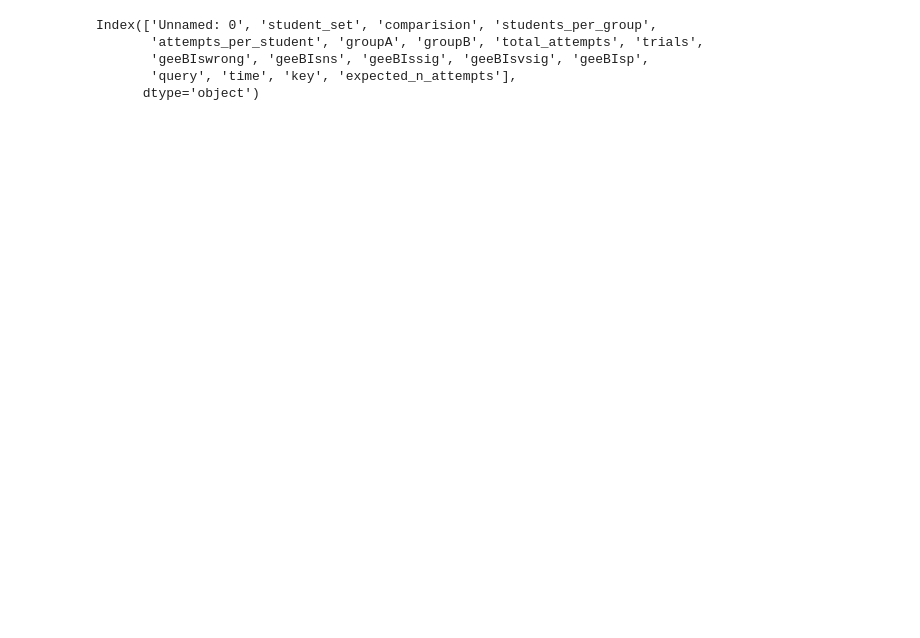
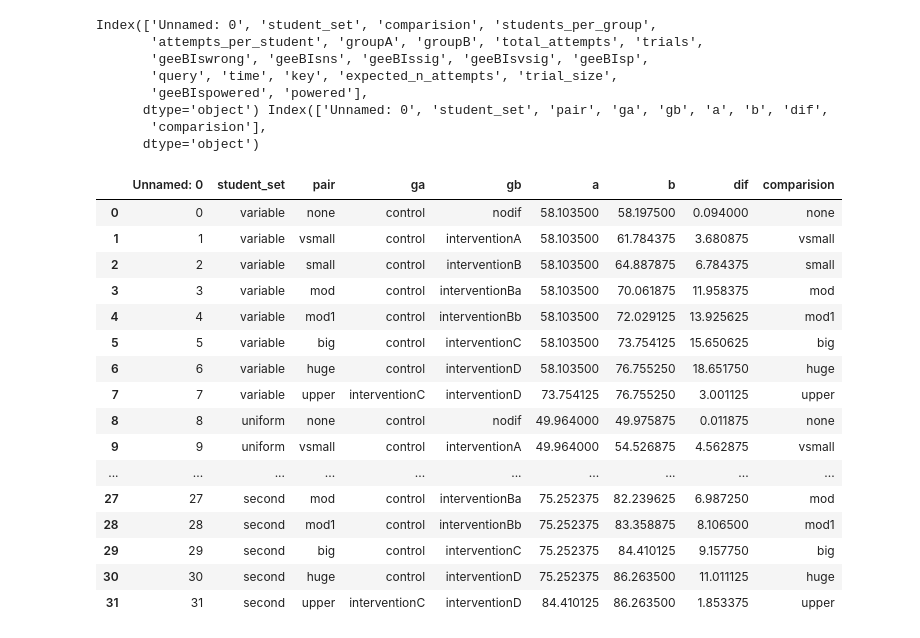
Before and after one commit to ErichBSchulz/IVCTrial, a Jupyter notebook: SimulationAnalysis.ipynb, the cells around one changed output. Drawn from its saved outputs; the diff is of its cells as text; code cells hidden in the pictures; blank space fills up the shorter version.

```diff
--- a/SimulationAnalysis.ipynb
+++ b/SimulationAnalysis.ipynb
@@ -5,14 +5,45 @@ import seaborn as sns
 import pandas as pd
 from random import random
 import json, os.path, pickle
+import math
 
 #result = pd.read_csv(f"test10.csv")
 result = pd.read_csv(f"test10a.2.csv")
+pairs = pd.read_csv(f"downstairs_pairs.csv")
+pairs['comparision'] = pairs['pair']
 result['expected_n_attempts'] = result['students_per_group']*result['attempts_per_student']*result['trials']*2
-result.columns
+result['trial_size'] = result['students_per_group']+result['attempts_per_student']/100
+pre ="geeBIs" # test prefix
+power = .8 # %
+result[f'{pre}powered'] = (result[f'{pre}wrong']+result[f'{pre}ns']) / (result[f'{pre}sig']+result[f'{pre}vsig']) < (1-power)/power
+result[f'powered'] = result[f'{pre}powered'] # make a generic col
+print(result.columns, pairs.columns)
 # %% [output]
 Index(['Unnamed: 0', 'student_set', 'comparision', 'students_per_group',
        'attempts_per_student', 'groupA', 'groupB', 'total_attempts', 'trials',
        'geeBIswrong', 'geeBIsns', 'geeBIssig', 'geeBIsvsig', 'geeBIsp',
-       'query', 'time', 'key', 'expected_n_attempts'],
+       'query', 'time', 'key', 'expected_n_attempts', 'trial_size',
+       'geeBIspowered', 'powered'],
+      dtype='object') Index(['Unnamed: 0', 'student_set', 'pair', 'ga', 'gb', 'a', 'b', 'dif',
+       'comparision'],
       dtype='object')
+# %%
+pairs
+# %% [output]
+|  | Unnamed: 0 | student_set | pair | ga | gb | a | b | dif | comparision |
+| 0 | 0 | variable | none | control | nodif | 58.103500 | 58.197500 | 0.094000 | none |
+| 1 | 1 | variable | vsmall | control | interventionA | 58.103500 | 61.784375 | 3.680875 | vsmall |
+| 2 | 2 | variable | small | control | interventionB | 58.103500 | 64.887875 | 6.784375 | small |
+| 3 | 3 | variable | mod | control | interventionBa | 58.103500 | 70.061875 | 11.958375 | mod |
+| 4 | 4 | variable | mod1 | control | interventionBb | 58.103500 | 72.029125 | 13.925625 | mod1 |
+| 5 | 5 | variable | big | control | interventionC | 58.103500 | 73.754125 | 15.650625 | big |
+| 6 | 6 | variable | huge | control | interventionD | 58.103500 | 76.755250 | 18.651750 | huge |
+| 7 | 7 | variable | upper | interventionC | interventionD | 73.754125 | 76.755250 | 3.001125 | upper |
+| 8 | 8 | uniform | none | control | nodif | 49.964000 | 49.975875 | 0.011875 | none |
+| 9 | 9 | uniform | vsmall | control | interventionA | 49.964000 | 54.526875 | 4.562875 | vsmall |
+| ... | ... | ... | ... | ... | ... | ... | ... | ... | ... |
+| 27 | 27 | second | mod | control | interventionBa | 75.252375 | 82.239625 | 6.987250 | mod |
+| 28 | 28 | second | mod1 | control | interventionBb | 75.252375 | 83.358875 | 8.106500 | mod1 |
+| 29 | 29 | second | big | control | interventionC | 75.252375 | 84.410125 | 9.157750 | big |
+| 30 | 30 | second | huge | control | interventionD | 75.252375 | 86.263500 | 11.011125 | huge |
+| 31 | 31 | second | upper | interventionC | interventionD | 84.410125 | 86.263500 | 1.853375 | upper |
```
Also changed, not shown: parts of 11 cells of this notebook, 1 other file.
